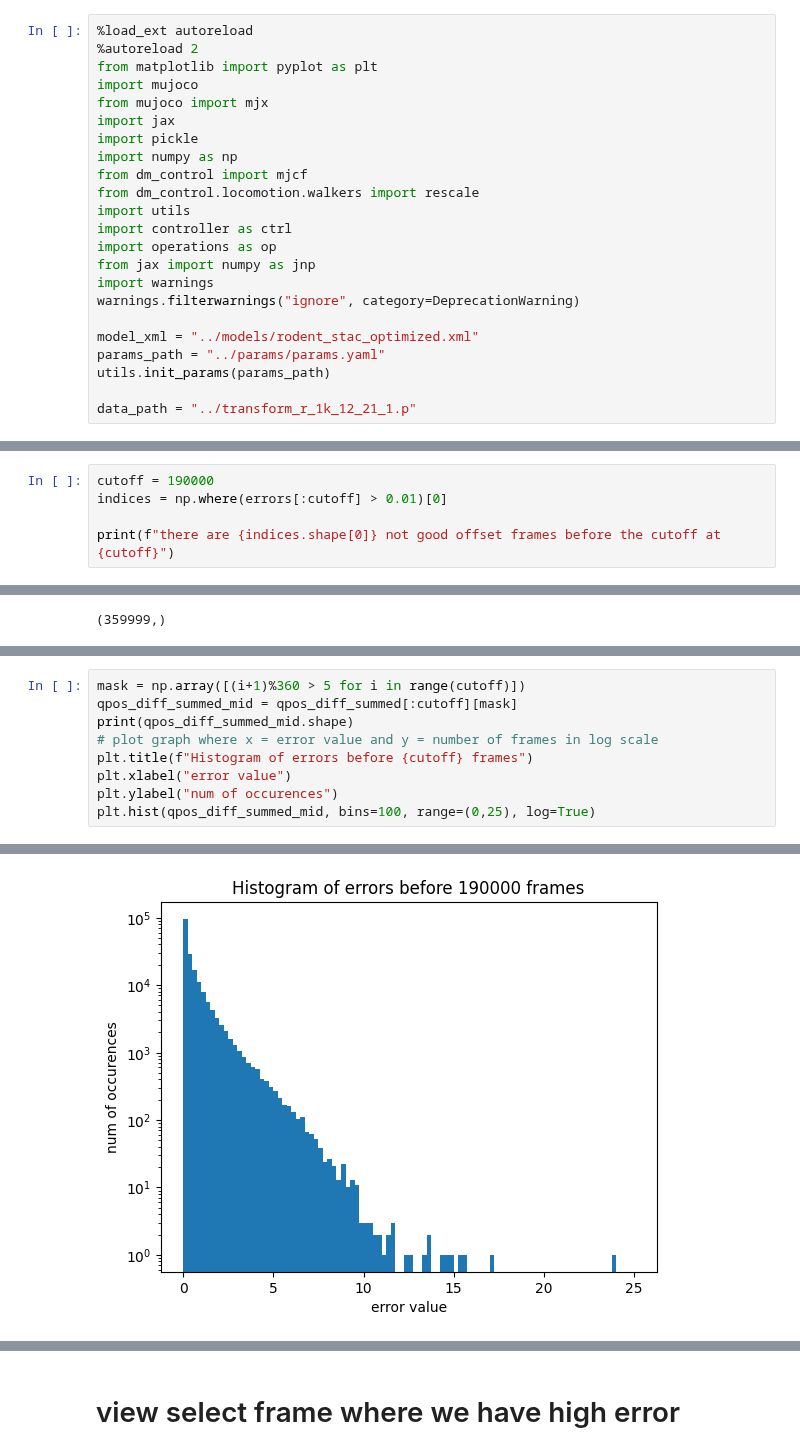
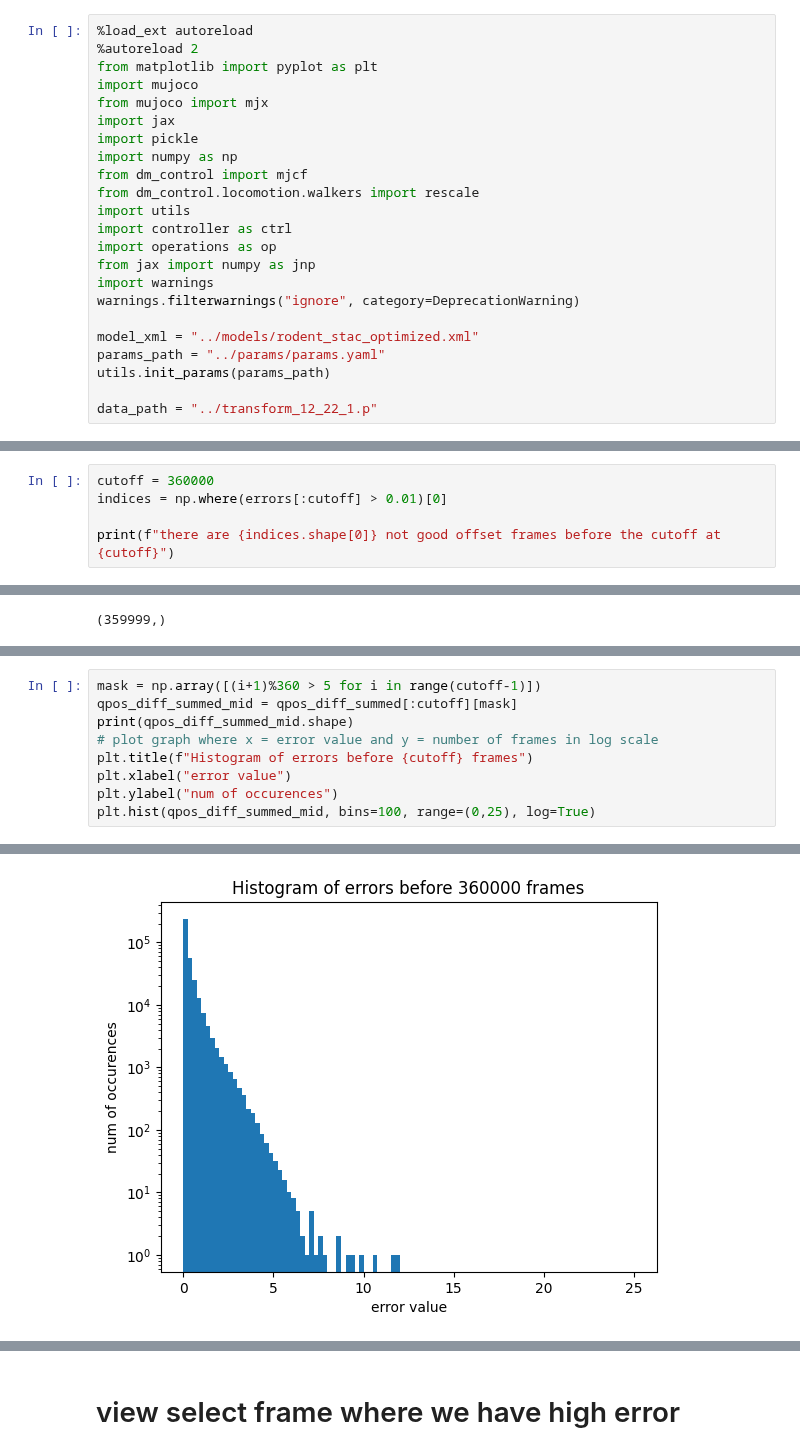
Before and after one commit to talmolab/stac-mjx, a Jupyter notebook: stac-mjx/graph_error.ipynb, the cells around one changed output, grey strips where cells are left out. Cells and saved outputs as stored; diff of their text form.

```diff
--- a/stac-mjx/graph_error.ipynb
+++ b/stac-mjx/graph_error.ipynb
@@ -20,4 +20,4 @@ model_xml = "../models/rodent_stac_optimized.xml"
 params_path = "../params/params.yaml"
 utils.init_params(params_path)
 
-data_path = "../transform_r_1k_12_21_1.p"
+data_path = "../transform_12_22_1.p"
@@ -129,5 +119,5 @@ mean: 0.000735923764295876, std: 0.0015000818530097604
 # %%
-cutoff = 190000
+cutoff = 360000
 indices = np.where(errors[:cutoff] > 0.01)[0]
 
 print(f"there are {indices.shape[0]} not good offset frames before the cutoff at {cutoff}")
@@ -216,5 +206,5 @@ plt.hist(qpos_diff_summed_360, bins=100, range=(0,25), log=True)
 # %%
-mask = np.array([(i+1)%360 > 5 for i in range(cutoff)])
+mask = np.array([(i+1)%360 > 5 for i in range(cutoff-1)])
 qpos_diff_summed_mid = qpos_diff_summed[:cutoff][mask]
 print(qpos_diff_summed_mid.shape)
 # plot graph where x = error value and y = number of frames in log scale
@@ -239,9 +229,9 @@ plt.hist(qpos_diff_summed_mid, bins=100, range=(0,25), log=True)
 ... (17 lines left out)
         20.25, 20.5 , 20.75, 21.  , 21.25, 21.5 , 21.75, 22.  , 22.25,
         22.5 , 22.75, 23.  , 23.25, 23.5 , 23.75, 24.  , 24.25, 24.5 ,
         24.75, 25.  ]),
  <BarContainer object of 100 artists>)
-[figure, old version]
+[figure, new version]
 # %%
 # Overlay the above two histograms
 plt.title(f"Histogram of qpos change before {cutoff} frames")
```
Also changed, not shown: parts of 12 cells of this notebook, 4 other files.
